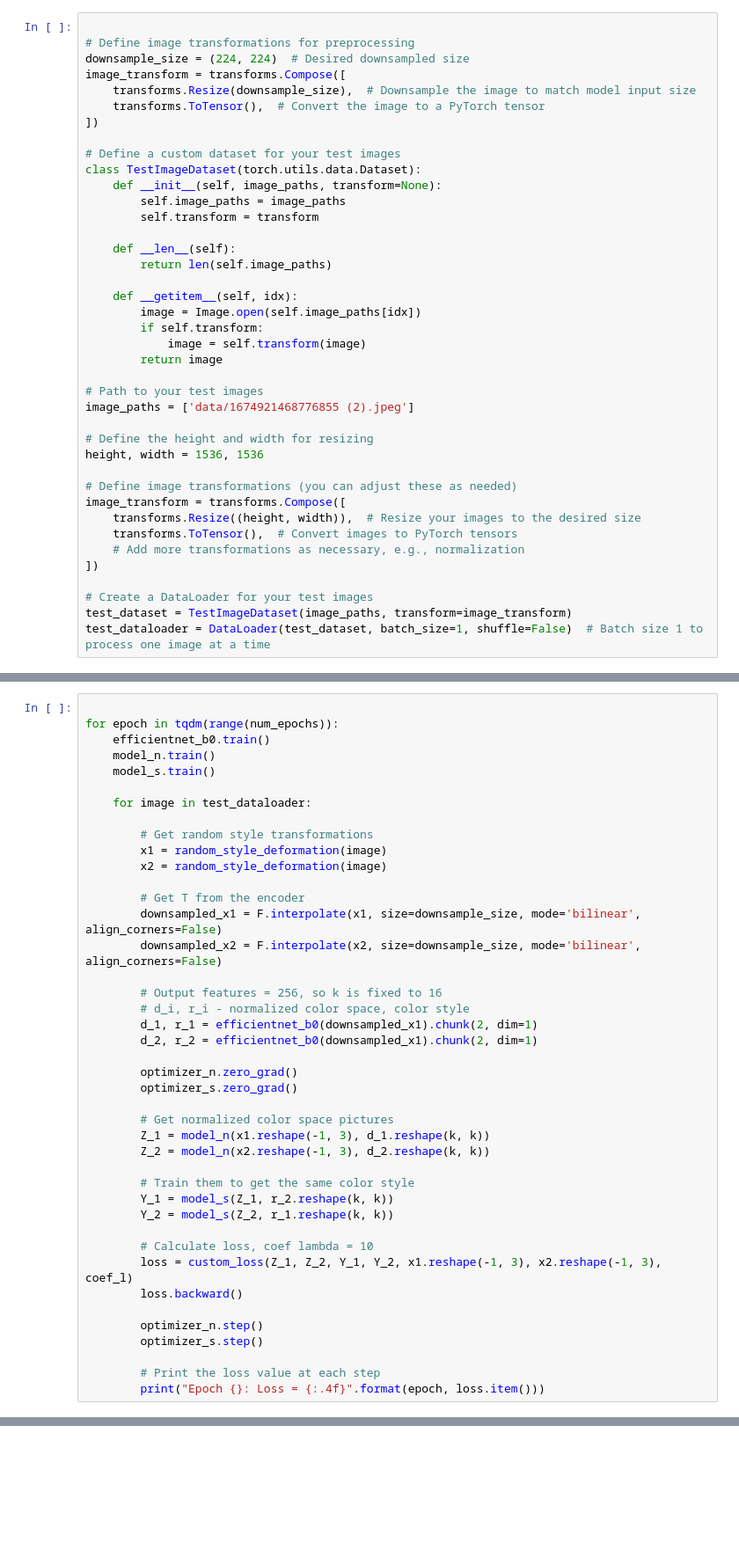
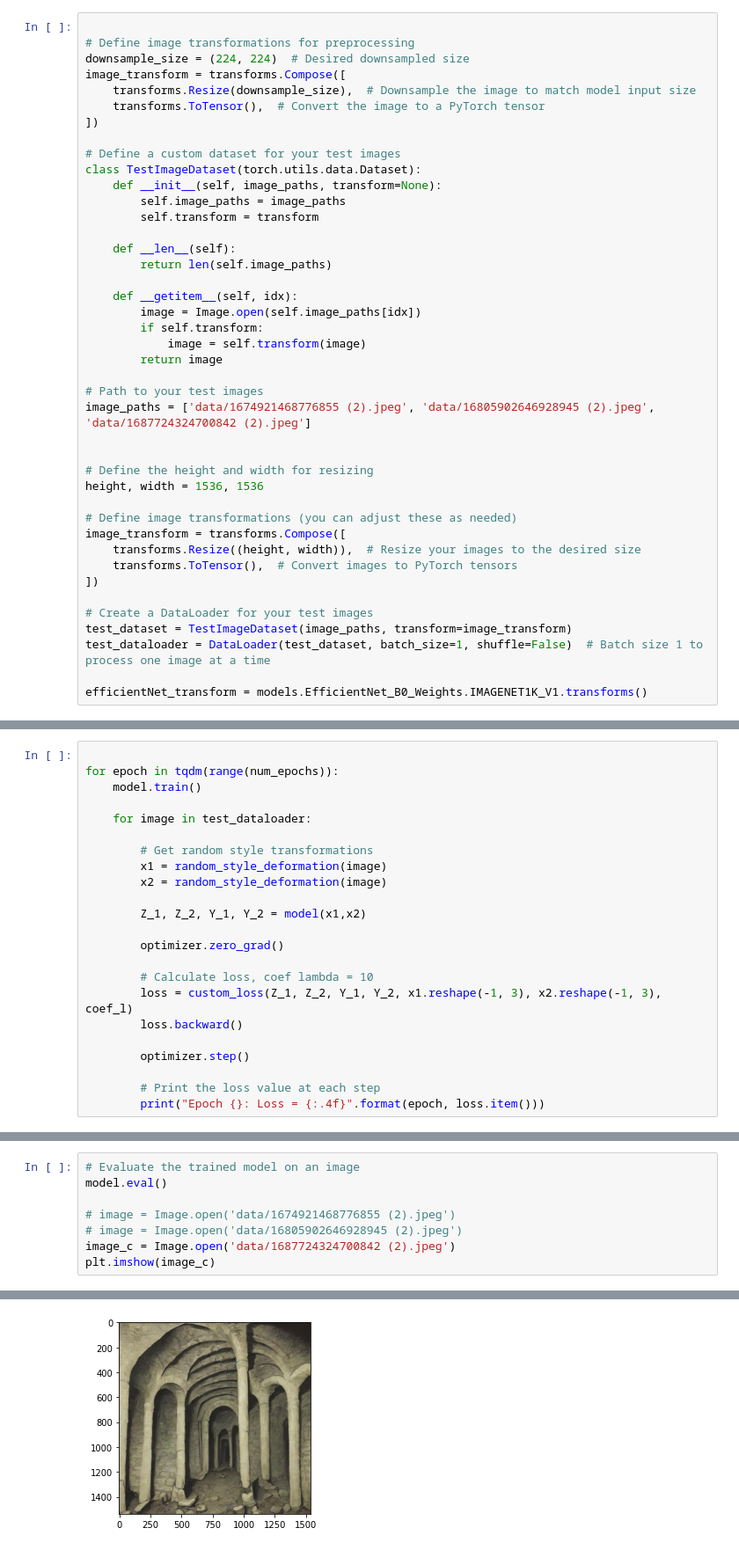
Before and after one commit to dmitry-guskov/StyleTransfer, a Jupyter notebook: test.ipynb, the cells around one changed output, grey strips where cells are left out. Shown: that part at 88% size. Drawn from its saved outputs; the diff is of its cells as text; blank space fills up the shorter version.

Commit message:
Incapsulated models

```diff
--- a/test.ipynb
+++ b/test.ipynb
@@ -89,7 +68,8 @@ class TestImageDataset(torch.utils.data.Dataset):
         return image
 
 # Path to your test images
-image_paths = ['data/1674921468776855 (2).jpeg']
+image_paths = ['data/1674921468776855 (2).jpeg', 'data/16805902646928945 (2).jpeg', 'data/1687724324700842 (2).jpeg']
+
 
 # Define the height and width for resizing
 height, width = 1536, 1536
@@ -98,9 +78,10 @@ height, width = 1536, 1536
 image_transform = transforms.Compose([
     transforms.Resize((height, width)),  # Resize your images to the desired size
     transforms.ToTensor(),  # Convert images to PyTorch tensors
-    # Add more transformations as necessary, e.g., normalization
 ])
 
 # Create a DataLoader for your test images
 test_dataset = TestImageDataset(image_paths, transform=image_transform)
 test_dataloader = DataLoader(test_dataset, batch_size=1, shuffle=False)  # Batch size 1 to process one image at a time
+
+efficientNet_transform = models.EfficientNet_B0_Weights.IMAGENET1K_V1.transforms()
@@ -149,9 +212,7 @@ num_epochs = 100
 # %%
 
 for epoch in tqdm(range(num_epochs)):
-    efficientnet_b0.train()
-    model_n.train()
-    model_s.train()
+    model.train()
 
     for image in test_dataloader:
 
@@ -159,32 +220,15 @@ for epoch in tqdm(range(num_epochs)):
         x1 = random_style_deformation(image)
         x2 = random_style_deformation(image)
 
-        # Get T from the encoder
-        downsampled_x1 = F.interpolate(x1, size=downsample_size, mode='bilinear', align_corners=False)
-        downsampled_x2 = F.interpolate(x2, size=downsample_size, mode='bilinear', align_corners=False)
+        Z_1, Z_2, Y_1, Y_2 = model(x1,x2)
 
-        # Output features = 256, so k is fixed to 16
-        # d_i, r_i - normalized color space, color style
-        d_1, r_1 = efficientnet_b0(downsampled_x1).chunk(2, dim=1)
-        d_2, r_2 = efficientnet_b0(downsampled_x1).chunk(2, dim=1)
-
-        optimizer_n.zero_grad()
-        optimizer_s.zero_grad()
-
-        # Get normalized color space pictures
-        Z_1 = model_n(x1.reshape(-1, 3), d_1.reshape(k, k))
-        Z_2 = model_n(x2.reshape(-1, 3), d_2.reshape(k, k))
-
-        # Train them to get the same color style
-        Y_1 = model_s(Z_1, r_2.reshape(k, k))
-        Y_2 = model_s(Z_2, r_1.reshape(k, k))
+        optimizer.zero_grad()
 
         # Calculate loss, coef lambda = 10
         loss = custom_loss(Z_1, Z_2, Y_1, Y_2, x1.reshape(-1, 3), x2.reshape(-1, 3), coef_l)
         loss.backward()
 
-        optimizer_n.step()
-        optimizer_s.step()
+        optimizer.step()
 
         # Print the loss value at each step
         print("Epoch {}: Loss = {:.4f}".format(epoch, loss.item()))
@@ -209,0 +235,9 @@ KeyboardInterrupt:
+# %%
+# Evaluate the trained model on an image
+model.eval()
+
+# image = Image.open('data/1674921468776855 (2).jpeg')
+# image = Image.open('data/16805902646928945 (2).jpeg')
+image_c = Image.open('data/1687724324700842 (2).jpeg')
+plt.imshow(image_c)
+# %% [output]
@@ -209,0 +245 @@ KeyboardInterrupt:
+[figure, added]
```
Also changed, not shown: parts of 14 cells of this notebook.
